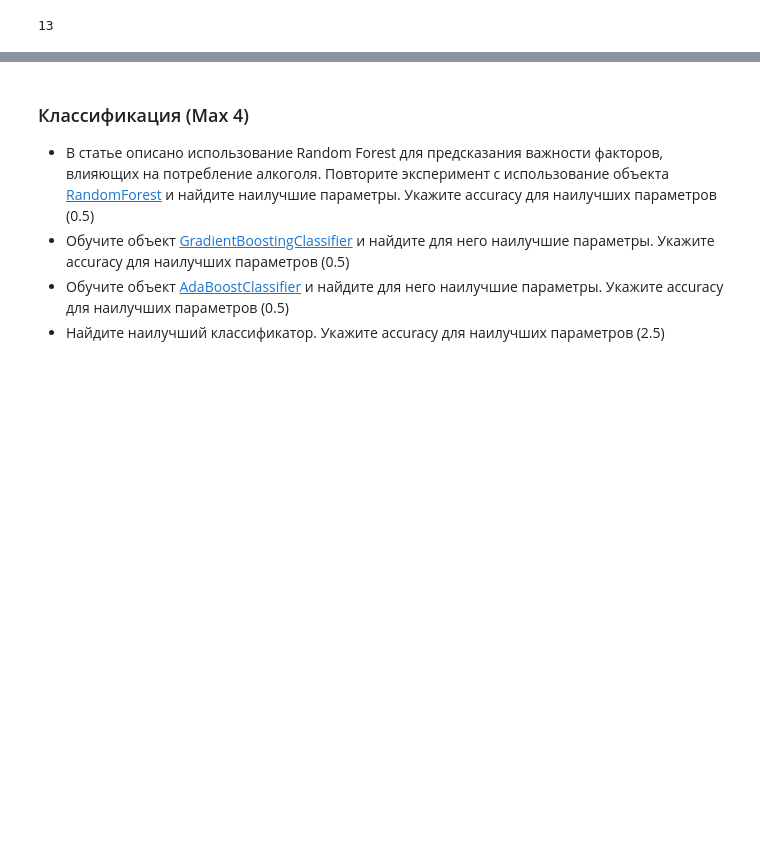
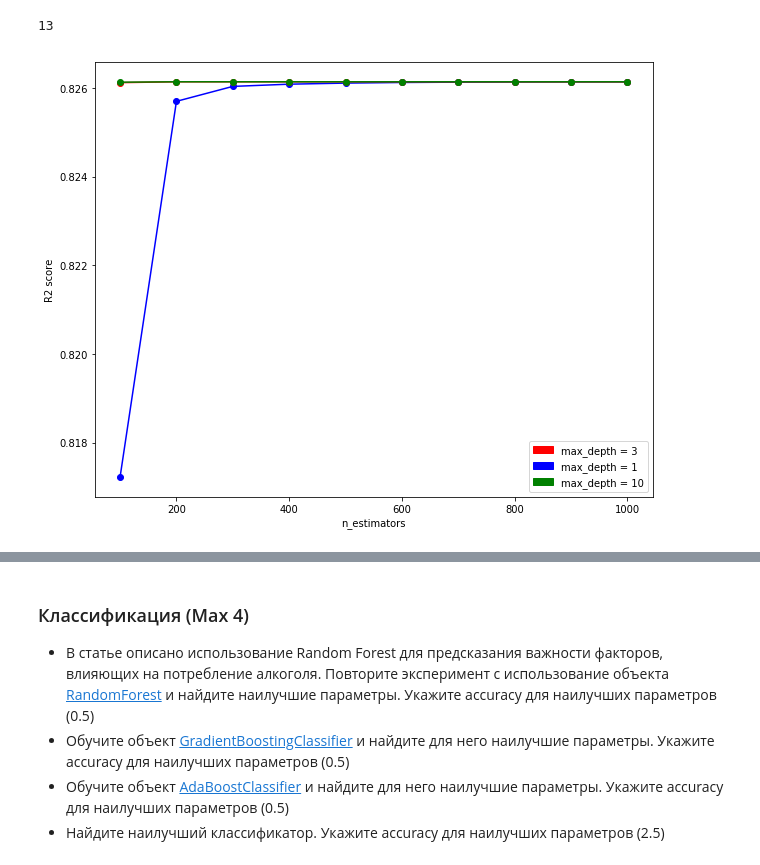
Before and after one commit to alxkornv/University-programming-projects, a Jupyter notebook: hw2 3c.ipynb, the cells around one changed output, grey strips where cells are left out. Drawn from its saved outputs; the diff is of its cells as text; code cells hidden in the pictures; blank space fills up the shorter version.

```diff
--- a/hw2 3c.ipynb
+++ b/hw2 3c.ipynb
@@ -136,7 +179,7 @@ df.drop("G3",axis=1).columns.values[27]
 X = np.array(df['G2']).reshape(-1,1)
 y = np.array(df['G3'])
 # %%
-rcv = RidgeCV(alphas=np.logspace(-3,2,20))
+rcv = RidgeCV(alphas=np.logspace(-3,2,20,))
 # %%
 rcv.fit(X,y)
 # %% [output]
@@ -174,7 +217,7 @@ r2_score(y_pred,y)
 # %% [markdown]
 # SGDRegressor
 # %%
-sgdr_l1 = SGDRegressor(penalty='l1')
+sgdr_l1 = SGDRegressor(penalty='l1',)
 sgdr_l2 = SGDRegressor(penalty='l2')
 sgdr_eln = SGDRegressor(penalty='elasticnet')
 # %%
@@ -206,7 +249,7 @@ results = pd.DataFrame()
 # %%
 for max_d in md:
     for n_est in ne:
-        gbr = GradientBoostingRegressor(max_depth=max_d,n_estimators=n_est)
+        gbr = GradientBoostingRegressor(max_depth=max_d,n_estimators=n_est,)
         gbr.fit(X,y)
         y_pred = gbr.predict(X)
         score = r2_score(y_pred,y)
@@ -235,3 +292,18 @@ results
 results['R2 score'].idxmax()
 # %% [output]
 13
+# %%
+
+plt.xlabel('n_estimators')
+plt.ylabel('R2 score')
+plt.plot(ne,list(results['R2 score'] [:10]),marker = 'o',c="b")
+plt.plot(ne,list(results['R2 score'] [10:20]),marker = 'o',c="r")
+plt.plot(ne,list(results['R2 score'] [20:]),marker = 'o',c="g")
+red_patch = mpatches.Patch(color='red', label='max_depth = 3')
+blue_patch = mpatches.Patch(color='blue', label='max_depth = 1')
+green_patch = mpatches.Patch(color='green', label='max_depth = 10')
+plt.legend(handles=[red_patch,blue_patch,green_patch])
+mpl.rcParams['figure.figsize'] = (10.0,8.0)
+plt.show()
+# %% [output]
+[figure, added]
```
Also changed, not shown: parts of 51 cells of this notebook.
